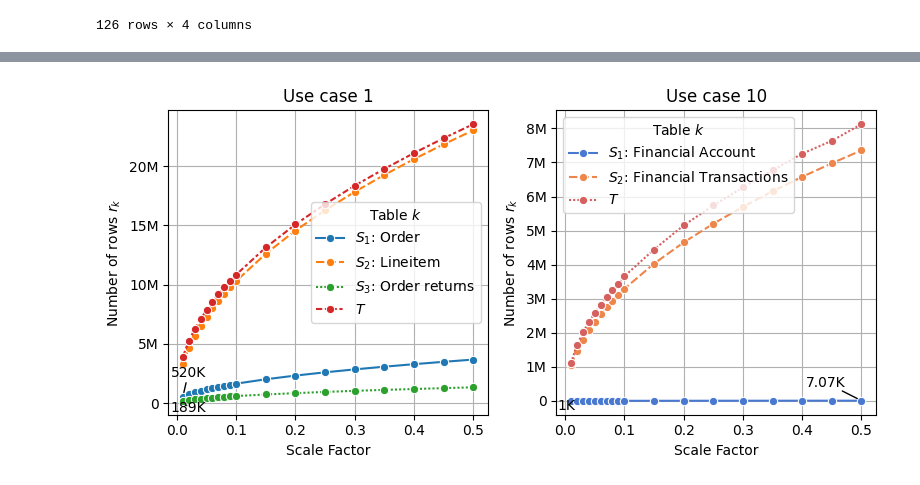
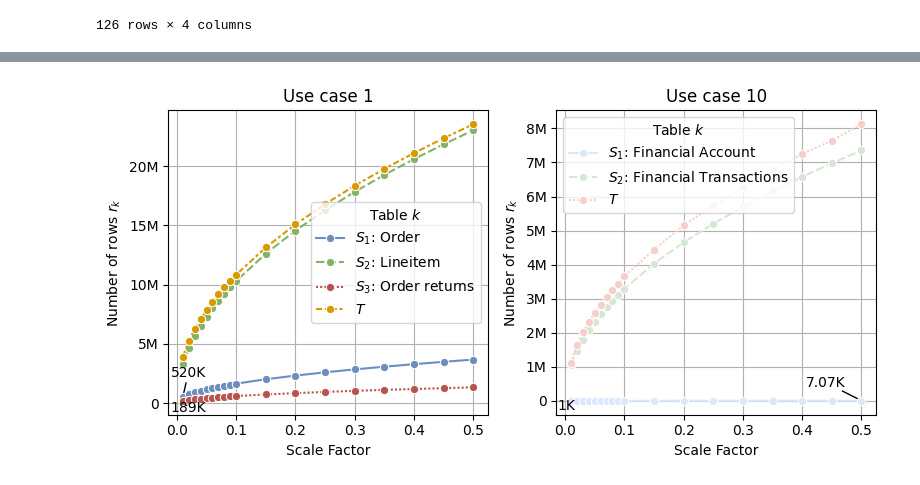
Before and after one commit to ptemarvelde/msc-thesis-figures, a Jupyter notebook: tables/datasets/tpc.ipynb, the cells around one changed output, grey strips where cells are left out. Cells and saved outputs as stored; diff of their text form; code cells hidden in the pictures.

```diff
--- a/tables/datasets/tpc.ipynb
+++ b/tables/datasets/tpc.ipynb
@@ -98,3 +98,10 @@ plotdfmelted_plotdf
 | 142 | 0.45 | 10 | $T$ | 7634583.0 |
 | 143 | 0.50 | 10 | $T$ | 8123214.0 |
 126 rows × 4 columns
+# %%
+import matplotlib.colors
+#drawio colors
+colors = ['#DAE8FC', '#6C8EBF', '#D5E8D4', '#82B366', '#F8CECC','#B85450', '#FFE6CC', '#D79B00', '#FFF2CC', '#D6B656']
+pal = sns.color_palette([matplotlib.colors.to_rgba(x) for x in colors])
+# pal[0] = matplotlib.colors.to_rgb('#DAE8FC')
+pal
@@ -108,6 +126,8 @@ from adjustText import adjust_text
 fig, axs = plt.subplots(1, 2, figsize=(FIGURE_WIDTH_INCHES, FIGURE_WIDTH_INCHES / 2))
 muted = sns.color_palette("muted")
 palettes = [sns.color_palette("tab10")[:4], [muted[0], muted[1], muted[3]]]
+
+palettes = [sns.color_palette(colors[1::2]), sns.color_palette(colors[::2])]
 for i, (ax, (usecase, group)) in enumerate(zip(axs, plotdfmelted_plotdf.groupby("usecase"))):
     group= group.sort_values('Table', ascending=True)
     ax = sns.lineplot(
@@ -128,31 +148,31 @@ for i, (ax, (usecase, group)) in enumerate(zip(axs, plotdfmelted_plotdf.groupby(
     ax.set_xlabel("Scale Factor")
 
     # Add annotations for the first, middle and last value for each line
     texts = []
     fontsize = 10
     for line in ax.lines:
         x_values = line.get_xdata()
         y_values = line.get_ydata()
         if not any(x_values) or not any(y_values):
             break
 
         if y_values[0] < 1e6:
             texts.append(
                 ax.text(
                     x_values[0], y_values[0], human_format(y_values[0]), ha="center", va="bottom", fontsize=fontsize
                 )
             )
 
         if y_values[-1] < 1e6:
             texts.append(
                 ax.text(
                     x_values[-1], y_values[-1], human_format(y_values[-1]), ha="center", va="bottom", fontsize=fontsize
                 )
             )
     adjust_text(texts, ax=ax, arrowprops=dict(arrowstyle="-", color="black", lw=1), force_static=(1.5, 1.5))
 
 fig.tight_layout()
 if SAVE or False:
     fig.savefig(f"{LATEX_PROJECT_BASE_PATH}/chapters/06_evaluation/figures/tpcx-ai-data-chars.pdf", bbox_inches="tight")
 # %% [output]
-[figure, old version]
+[figure, new version]
```
Also changed, not shown: parts of 2 cells of this notebook, 4 other files.
